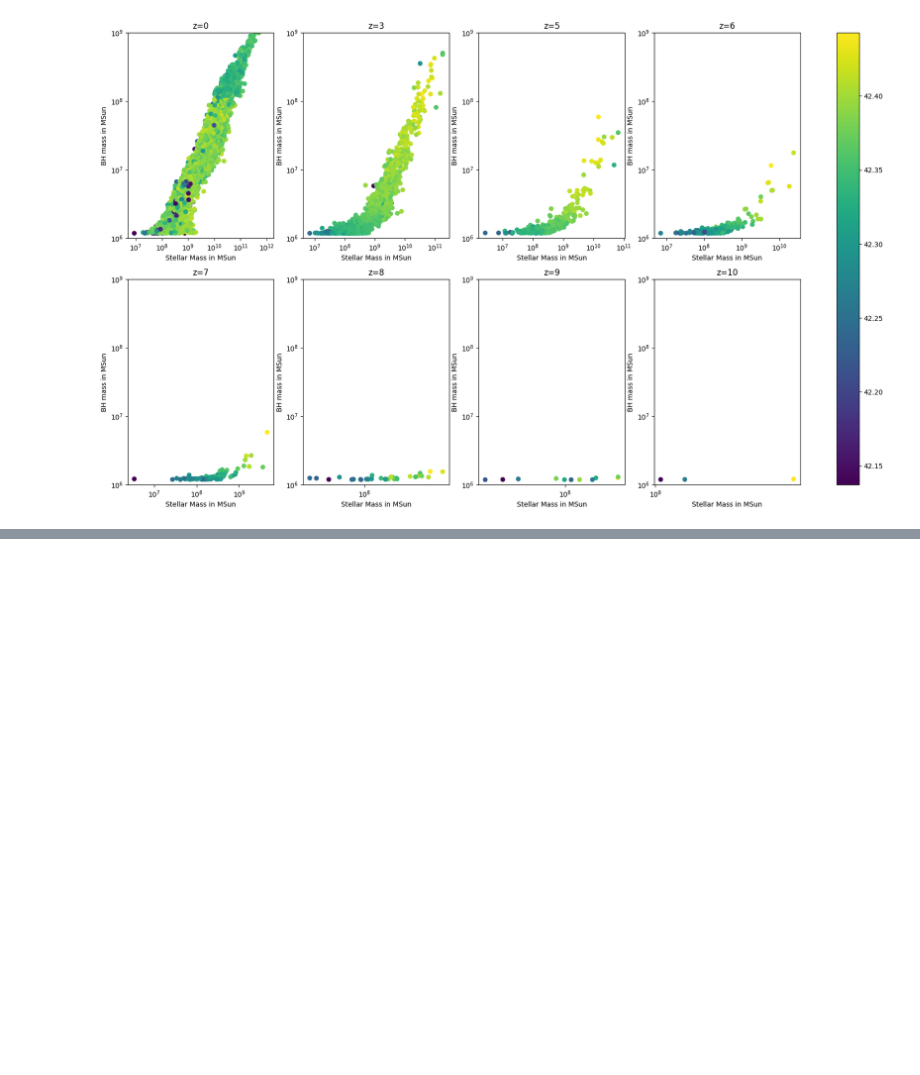
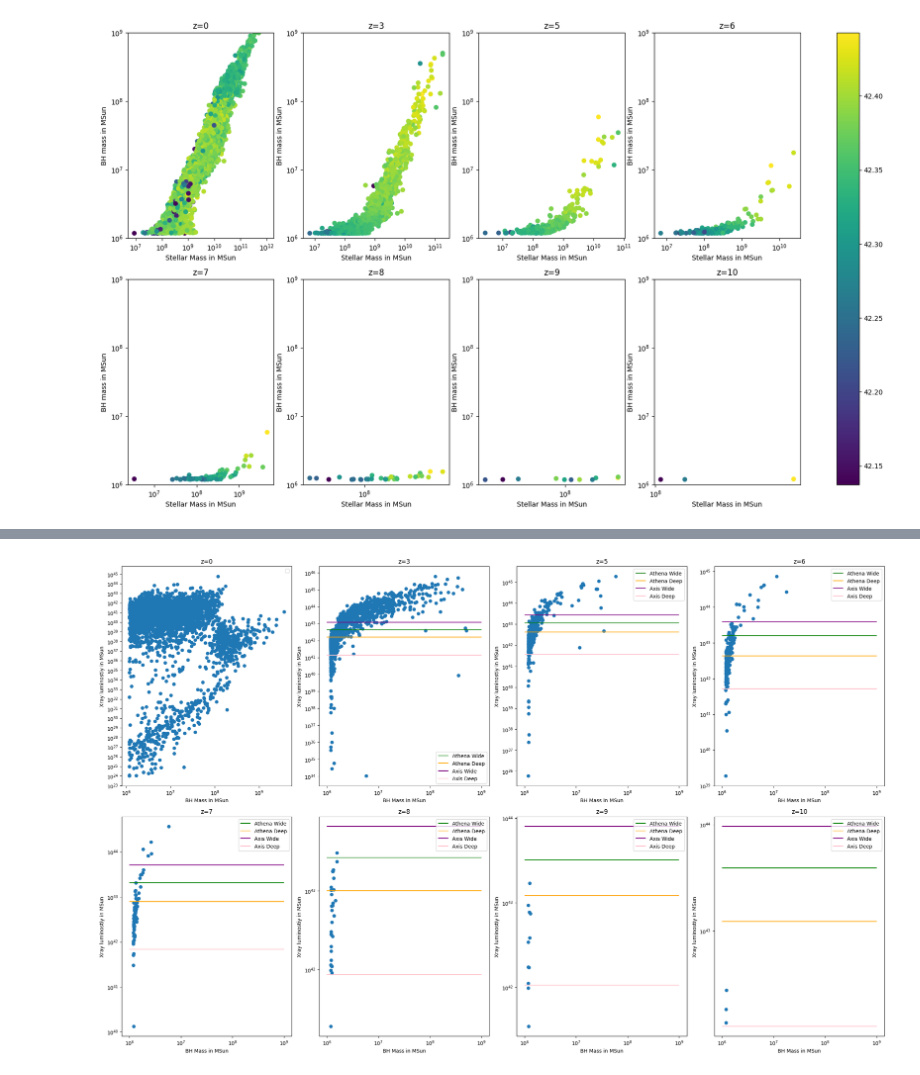
Before and after one commit to clilje/summer_2023, a Jupyter notebook: Week 1/tng50-plots.ipynb, the cells around one changed output, grey strips where cells are left out. Drawn from its saved outputs; the diff is of its cells as text; code cells hidden in the pictures; blank space fills up the shorter version.

```diff
--- a/Week 1/tng50-plots.ipynb
+++ b/Week 1/tng50-plots.ipynb
@@ -245,0 +155,94 @@ plt.show()
+# %%
+#observations
+"""
+df_data = pd.read_csv("../..\Observation Data\Data_observations_z0.txt",header=0,sep="\s+| |  ",
+                       names=['stellar mass','massBH'])
+data_stellar_mass = 10**df_data['stellar mass'].to_numpy()
+data_sfr = 10**df_data['SFR'].to_numpy()
+
+"""
+#simulations
+
+sim_list = np.array(['TNG50'])
+snapshot_num = np.array([99,25,17,13,11,8,6,4])
+snapshot_name = np.array(['z=0','z=3','z=5','z=6','z=7','z=8','z=9','z=10'])
+athena_wide_lower = [0, 4.28885980721e+42,1.12985384708e+43,1.5762108588e+43,2.08015002867e+43,
+               2.63514469431e+43,3.23853684955e+43,3.8867721315e+43]
+athena_deep_lower = [0,1.62350175723e+42,4.27694023262e+42,4.27694023262e+42,7.8741842323e+42,
+               9.97505685447e+42,1.22591329688e+43,1.22591329688e+43]
+axis_wide_lower = [0,1.22591329688e+43,2.777345264133678e+43,3.8745557890184457e+43,5.113311642675746e+43,
+              6.477569338687406e+43,7.960795110842346e+43, 9.554251817674262e+43]
+axis_deep_lower = [0,1.4059567933326986e+41,3.7038414944418256e+41,5.16707111975603e+41,6.81906426281589e+41,
+              8.638425481189919e+41,1.061644140577702e+42,1.274146026698138e+42]
+athena_wide_upper = [0,1.13298312194e+43,2.98472180614e+43,4.16385794807e+43,5.49510820947e+43,
+                     6.96123118204e+43,8.55520524163e+43,1.02676408691e+44]
+athena_deep_upper = [0,6.60445762771e+42,1.73987311173e+43,2.4272226879e+43,3.2032435988e+43,
+                     4.05788537252e+43,4.98705491904e+43,5.98527883982e+43]
+axis_wide_upper = [0,5.98527883982e+43,7.6056820386805635e+43,1.0610362259585823e+44,1.4002660389797069e+44,
+                   1.773864179213963e+44,2.180041393126391e+44,2.616405039053823e+44]
+axis_deep_upper = [0,4.608820749903397e+41,1.2141441056288032e+42,1.69380059941308e+42,2.235335041476887e+42,
+                   2.8317338621643685e+42,3.4801407605916625e+42,4.176736208467363e+42]
+#snapshot_num = np.array([28])
+filename = []
+x = 0
+cols = 4
+rows = 2
+i = 0
+j = 0
+fig, axes = plt.subplots(rows, cols, figsize=(22, 14))
+while x < len(snapshot_num):
+    filename.append("../../Simulation Data/"+str(sim_list[0])+"/catalog_Habouzit_"+str(sim_list[0])+"_out_"+str(snapshot_num[x])+"_epsr01_correctlum_units_central.txt")
+
+    df = pd.read_csv(filename[x],header=0,sep="\s+| |  ",
+                       names=['redshift','stellar mass','central','radius','SFR','positionX', 'positionY', 'positionZ','noBH','massBH','BHdot','bolLum','XrayLum','sfr2','pos2'])
+    df['XrayLum'] = 10**(df['XrayLum'])
+    #lum = df['XrayLum'].to_numpy()
+    stellar_mass = df['massBH'].to_numpy()
+    sfr = df['XrayLum'].to_numpy()
+
+
+
+    #axes[i][j].plot(stellar_mass, massBH, "+", label=str(sim_list[x]),color='orange')
+
+    zero_rows = (stellar_mass <= 0)
+
+
+    if np.size(np.where(zero_rows)[0]) != 0:
+
+        first_invalid = np.where(zero_rows)[0][0]
+        sfr = np.delete(sfr, np.where(zero_rows)[0])
+        stellar_mass = np.delete(stellar_mass, np.where(zero_rows)[0])
+        #lum = np.delete(lum, np.where(zero_rows)[0])
+
+    print(sfr,stellar_mass)
+    #axes[i][j].hexbin(data_stellar_mass, sfr,bins='log', xscale='log', yscale='log', alpha = 0.5)
+    #axes[i][j].hexbin(stellar_mass, sfr,bins='log', xscale='log', yscale='log')
+
+    #axes[i][j].hexbin(stellar_mass, sfr,bins='log')
+    pcm = axes[i][j].scatter(stellar_mass, sfr)
+    if x >0:
+        axes[i][j].hlines(athena_wide[x],xmin=10**6, xmax=10**9, label='Athena Wide', color='green')
+        axes[i][j].hlines(athena_deep[x],xmin=10**6, xmax=10**9, label='Athena Deep', color='orange')
+        axes[i][j].hlines(axis_wide[x],xmin=10**6, xmax=10**9, label='Axis Wide', color='purple')
+        axes[i][j].hlines(axis_deep[x],xmin=10**6, xmax=10**9, label='Axis Deep', color='pink')
+    axes[i][j].set_xlabel(r'BH Mass in MSun')
+    #axes[i][j].set_xlim([10**6, 10**12])
+    #axes[i][j].set_ylim([10**6, 10**9])
+    axes[i][j].set_ylabel(r'Xray luminostiy in MSun')
+    axes[i][j].set_xscale('symlog')
+    axes[i][j].set_yscale('symlog')
+    axes[i][j].set_title(str(snapshot_name[x]))
+    axes[i][j].legend()
+    x += 1
+    j += 1
+    if x == 4:
+        i +=1
+        j = j-4
+
+
+#fig.colorbar(pcm, ax=axes)
+fig.tight_layout()
+#fig.subplots_adjust(right=0.75)
+plt.savefig('Figures/luminosity_vs_bhMass_tng50')
+plt.show()
+# %% [output]
@@ -245,0 +267 @@ plt.show()
+[figure, added]
```
Also changed, not shown: parts of 2 cells of this notebook, 1 other file.
